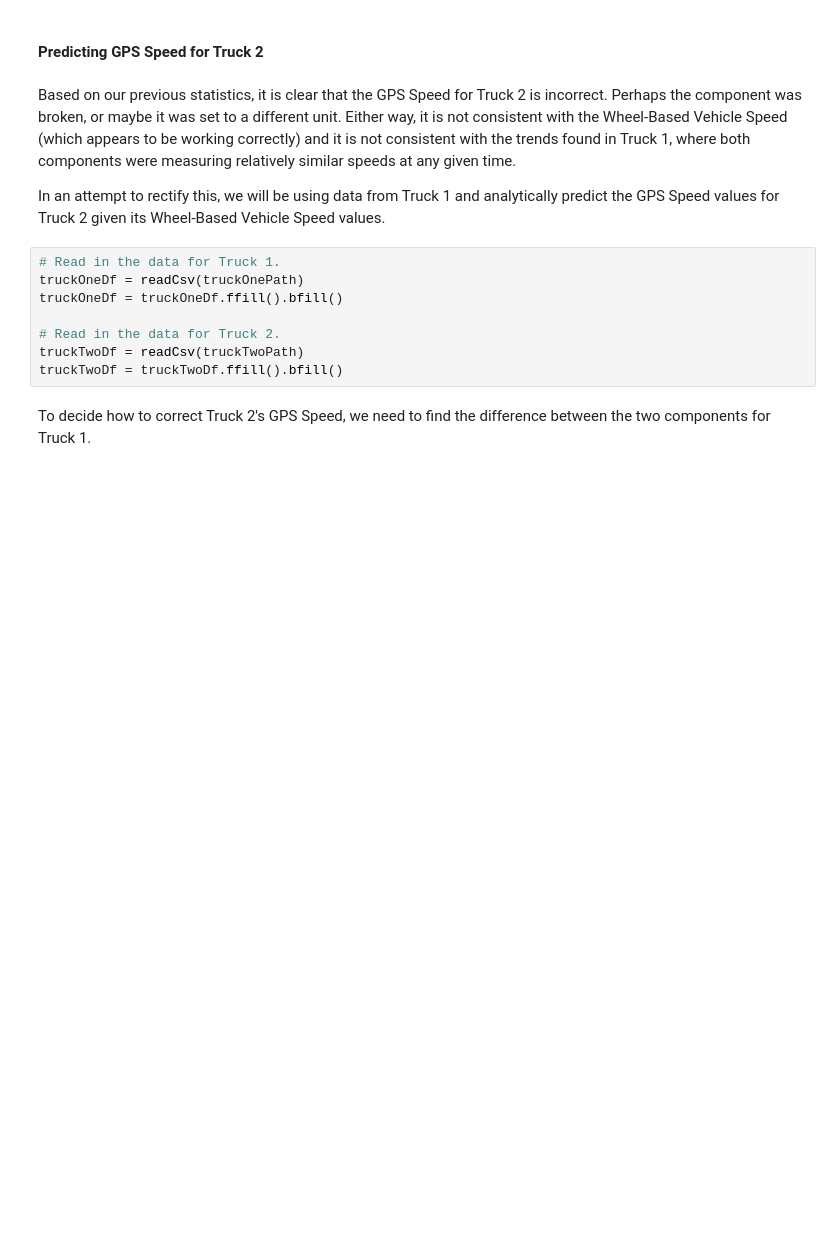
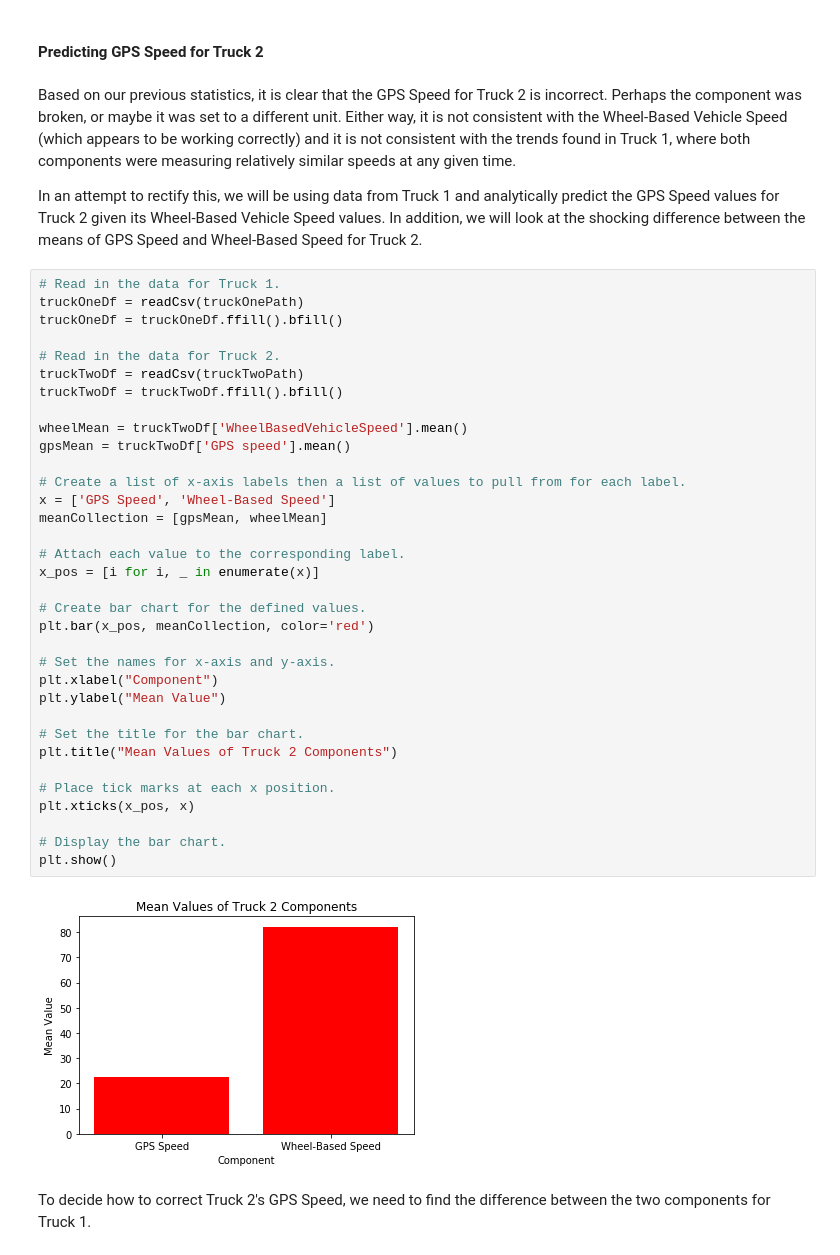
Before and after one commit to UNCG-CSE/Volvo_Truck_Analytics, a Jupyter notebook: src/Truck2GpsPrediction.ipynb, the cells around one changed output. Saved outputs shown, nothing was run; the diff lists cells and outputs as text; blank space fills up the shorter version.

```diff
--- a/src/Truck2GpsPrediction.ipynb
+++ b/src/Truck2GpsPrediction.ipynb
@@ -37,15 +37,43 @@ def correctGps(truckDf, meanDiff):
 # %% [markdown]
 Based on our previous statistics, it is clear that the GPS Speed for Truck 2 is incorrect. Perhaps the component was broken, or maybe it was set to a different unit. Either way, it is not consistent with the Wheel-Based Vehicle Speed (which appears to be working correctly) and it is not consistent with the trends found in Truck 1, where both components were measuring relatively similar speeds at any given time.
 
-In an attempt to rectify this, we will be using data from Truck 1 and analytically predict the GPS Speed values for Truck 2 given its Wheel-Based Vehicle Speed values.
+In an attempt to rectify this, we will be using data from Truck 1 and analytically predict the GPS Speed values for Truck 2 given its Wheel-Based Vehicle Speed values. In addition, we will look at the shocking difference between the means of GPS Speed and Wheel-Based Speed for Truck 2.
-# %%
-# Read in the data for Truck 1.
-truckOneDf = readCsv(truckOnePath)
-truckOneDf = truckOneDf.ffill().bfill()
-
-# Read in the data for Truck 2.
-truckTwoDf = readCsv(truckTwoPath)
-truckTwoDf = truckTwoDf.ffill().bfill()
+# %%
+# Read in the data for Truck 1.
+truckOneDf = readCsv(truckOnePath)
+truckOneDf = truckOneDf.ffill().bfill()
+
+# Read in the data for Truck 2.
+truckTwoDf = readCsv(truckTwoPath)
+truckTwoDf = truckTwoDf.ffill().bfill()
+
+wheelMean = truckTwoDf['WheelBasedVehicleSpeed'].mean()
+gpsMean = truckTwoDf['GPS speed'].mean()
+
+# Create a list of x-axis labels then a list of values to pull from for each label.
+x = ['GPS Speed', 'Wheel-Based Speed']
+meanCollection = [gpsMean, wheelMean]
+
+# Attach each value to the corresponding label.
+x_pos = [i for i, _ in enumerate(x)]
+
+# Create bar chart for the defined values.
+plt.bar(x_pos, meanCollection, color='red')
+
+# Set the names for x-axis and y-axis.
+plt.xlabel("Component")
+plt.ylabel("Mean Value")
+
+# Set the title for the bar chart.
+plt.title("Mean Values of Truck 2 Components")
+
+# Place tick marks at each x position.
+plt.xticks(x_pos, x)
+
+# Display the bar chart.
+plt.show()
+# %% [output]
+[figure, added]
 # %% [markdown]
 To decide how to correct Truck 2's GPS Speed, we need to find the difference between the two components for Truck 1.
 # %%
```
Also changed, not shown: parts of 1 cell of this notebook.
